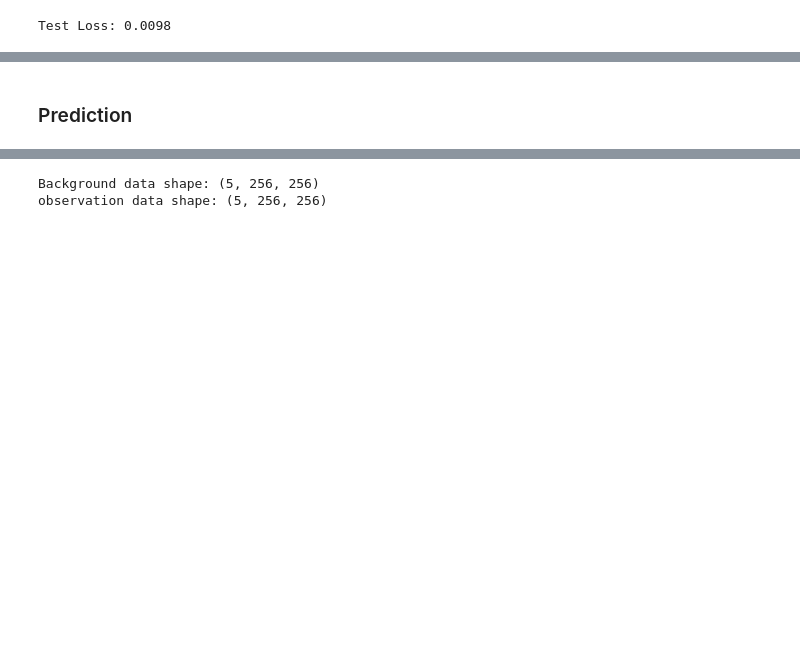
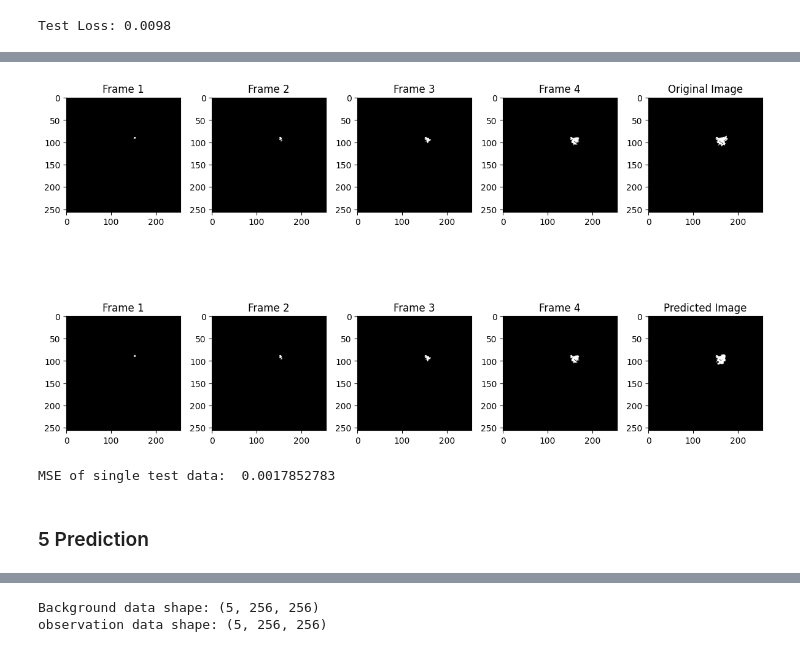
Before and after one commit to leomok82/VAE-project, a Jupyter notebook: task1.ipynb, the cells around one changed output, grey strips where cells are left out. Drawn from its saved outputs; the diff is of its cells as text; code cells hidden in the pictures; blank space fills up the shorter version.

Commit message:
prediction update

```diff
--- a/task1.ipynb
+++ b/task1.ipynb
@@ -625,5 +626,23 @@ plt.show()
+# %%
+# Choose a random sample from the test dataset
+random_idx = random.randint(0, len(test_dataset) - 1)
+sample, target = test_dataset[random_idx]
+sample_tensor = torch.tensor(sample.astype(np.float32)).unsqueeze(0).to(device)
+
+output = predict_image(model, sample_tensor)
+
+sample = sample.reshape(4,256,256)
+target = target.reshape(256,256)
+
+plot_sequences(sample, target, output)
+
+single_test_mse = mean_squared_error(output, target)
+print('MSE of single test data: ', single_test_mse)
+# %% [output]
+[figure, added]
+MSE of single test data:  0.0017852783
 # %% [markdown]
-### Prediction
+### 5 Prediction
 # %%
 !curl "https://drive.usercontent.google.com/download?id={1plQkOC8zbhnqHoupdxVioOoaM8FYnEHt}&confirm=xxx" -o "Ferguson_fire_background.npy"
 !curl "https://drive.usercontent.google.com/download?id={1_u9KqsWjH45uozaWD6Ym3ZGYon88k6YI}&confirm=xxx" -o "Ferguson_fire_obs.npy"
```
Also changed, not shown: parts of 17 cells of this notebook.
